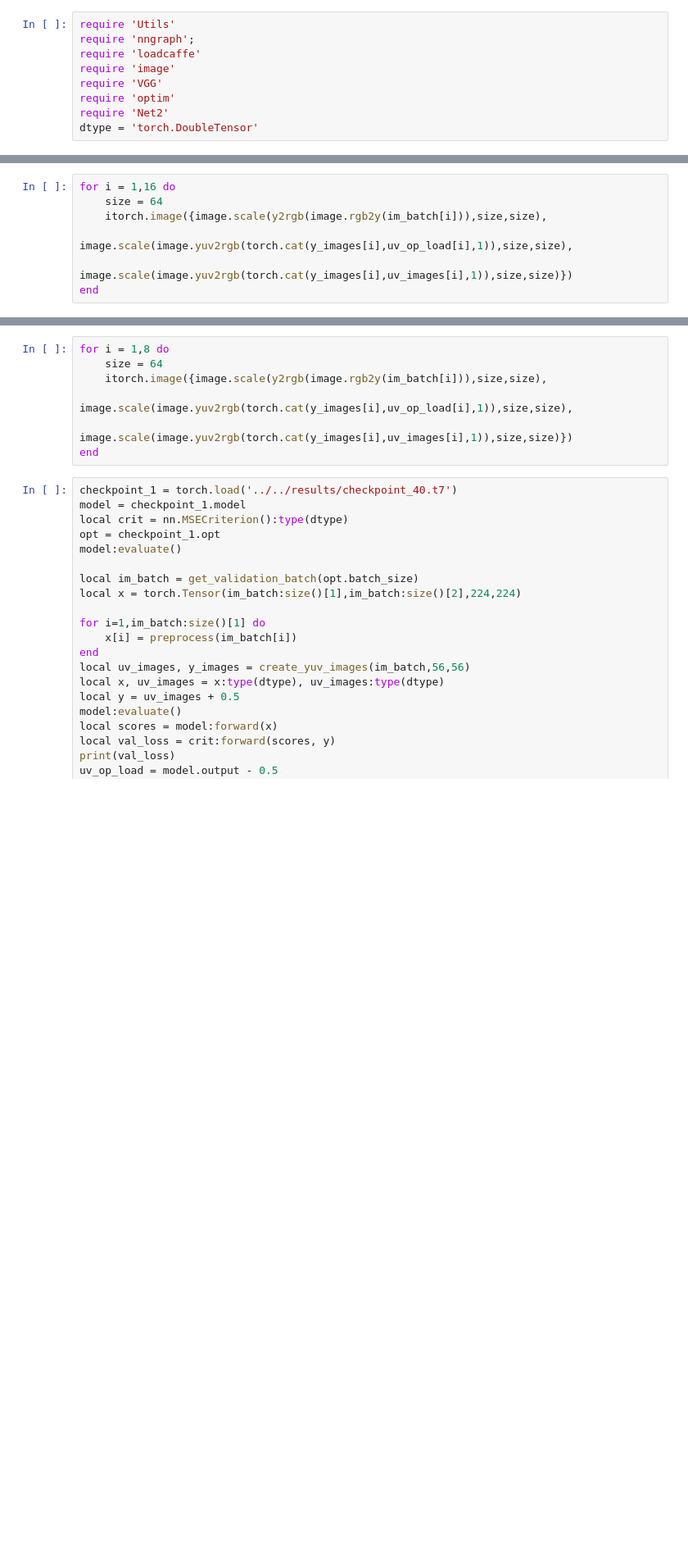
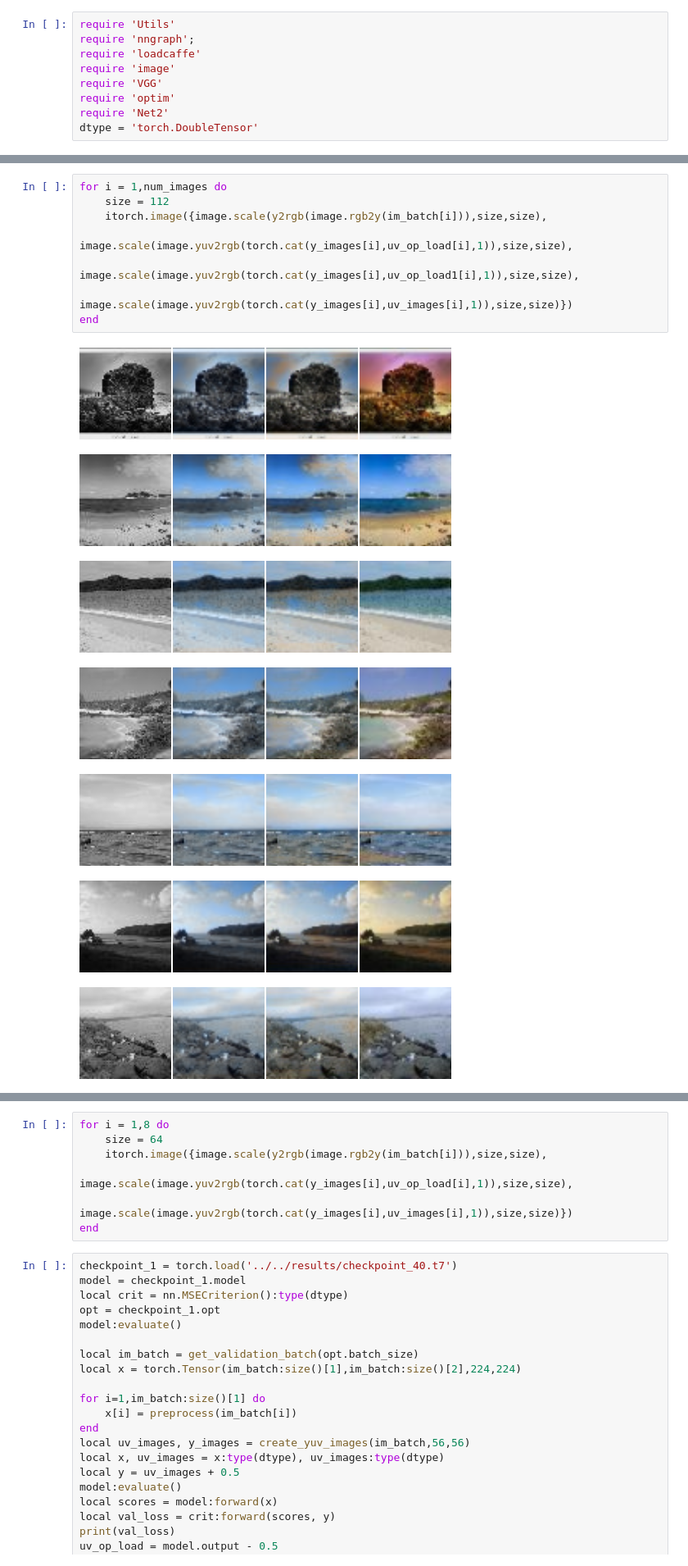
Before and after one commit to bagavi/CNNProject, a Jupyter notebook: TinyImageNet/test_checkpoint.ipynb, the cells around one changed output, grey strips where cells are left out. Shown at 82% size. Drawn from its saved outputs; the diff is of its cells as text; blank space fills up the shorter version.

```diff
--- a/TinyImageNet/test_checkpoint.ipynb
+++ b/TinyImageNet/test_checkpoint.ipynb
@@ -51,7 +49,16 @@ end
 # %%
-for i = 1,16 do
-    size = 64
+for i = 1,num_images do
+    size = 112
     itorch.image({image.scale(y2rgb(image.rgb2y(im_batch[i])),size,size),
                   image.scale(image.yuv2rgb(torch.cat(y_images[i],uv_op_load[i],1)),size,size),
+                  image.scale(image.yuv2rgb(torch.cat(y_images[i],uv_op_load1[i],1)),size,size),
                   image.scale(image.yuv2rgb(torch.cat(y_images[i],uv_images[i],1)),size,size)})
 end
+# %% [output]
+[figure, added]
+[figure, added]
+[figure, added]
+[figure, added]
+[figure, added]
+[figure, added]
+[figure, added]
```
Also changed, not shown: parts of 6 cells of this notebook, 8 other files.
